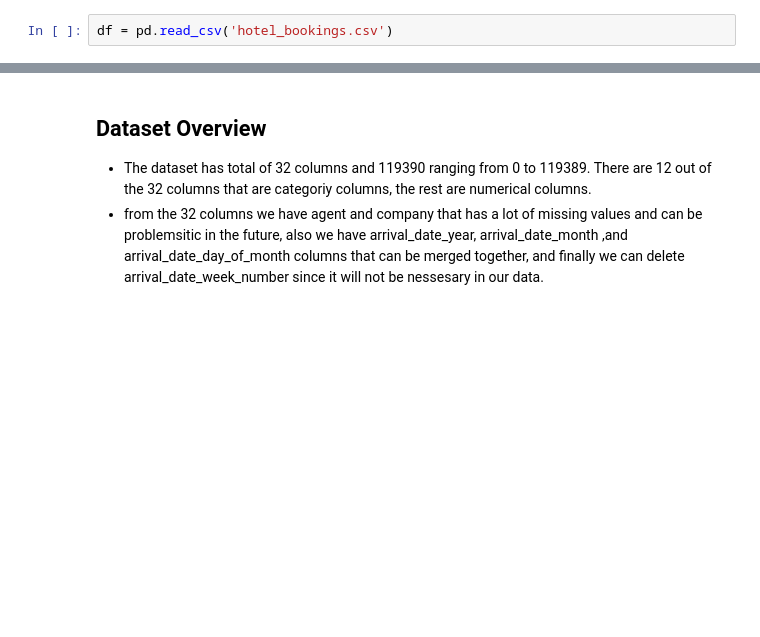
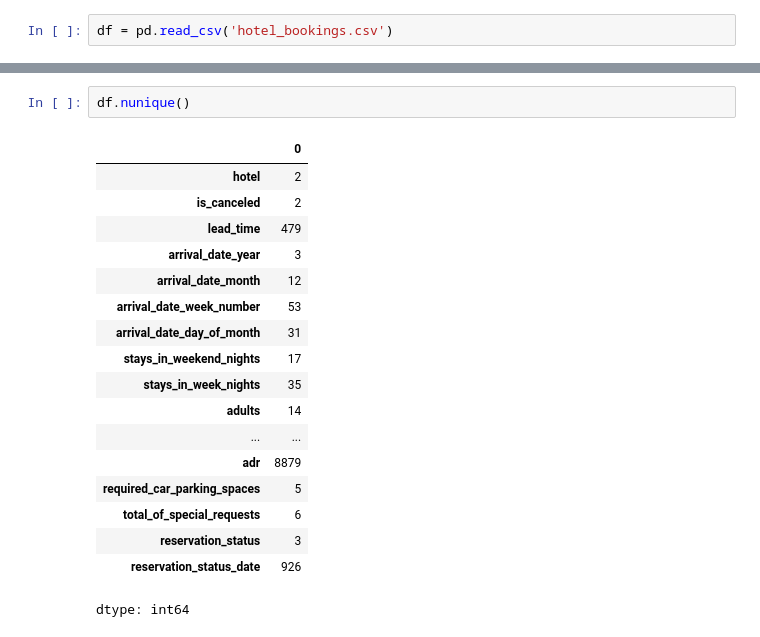
Before and after one commit to abanoub-refaat/gtc-ml-project1-hotel-bookings, a Jupyter notebook: GTC_project_01.ipynb, the cells around one changed output, grey strips where cells are left out. Cells and saved outputs as stored; diff of their text form; blank space fills up the shorter version.

```diff
--- a/GTC_project_01.ipynb
+++ b/GTC_project_01.ipynb
@@ -44,4 +118,21 @@ msno.heatmap(df)
-# %% [markdown]
-## Dataset Overview
-* The dataset has total of 32 columns and 119390 ranging from 0 to 119389. There are 12 out of the 32 columns that are categoriy columns, the rest are numerical columns.
-* from the 32 columns we have agent and company that has a lot of missing values and can be problemsitic in the future, also we have arrival_date_year, arrival_date_month ,and arrival_date_day_of_month columns that can be merged together, and finally we can delete arrival_date_week_number since it will not be nessesary in our data.
+# %%
+df.nunique()
+# %% [output]
+|  | 0 |
+| hotel | 2 |
+| is_canceled | 2 |
+| lead_time | 479 |
+| arrival_date_year | 3 |
+| arrival_date_month | 12 |
+| arrival_date_week_number | 53 |
+| arrival_date_day_of_month | 31 |
+| stays_in_weekend_nights | 17 |
+| stays_in_week_nights | 35 |
+| adults | 14 |
+| ... | ... |
+| adr | 8879 |
+| required_car_parking_spaces | 5 |
+| total_of_special_requests | 6 |
+| reservation_status | 3 |
+| reservation_status_date | 926 |
+dtype: int64
```
Also changed, not shown: parts of 36 cells of this notebook.
